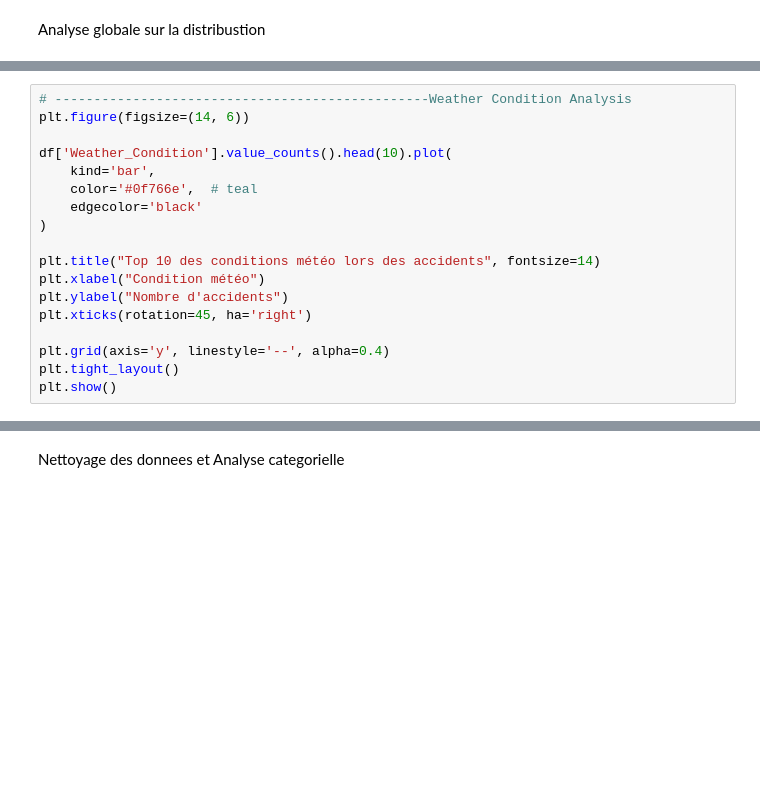
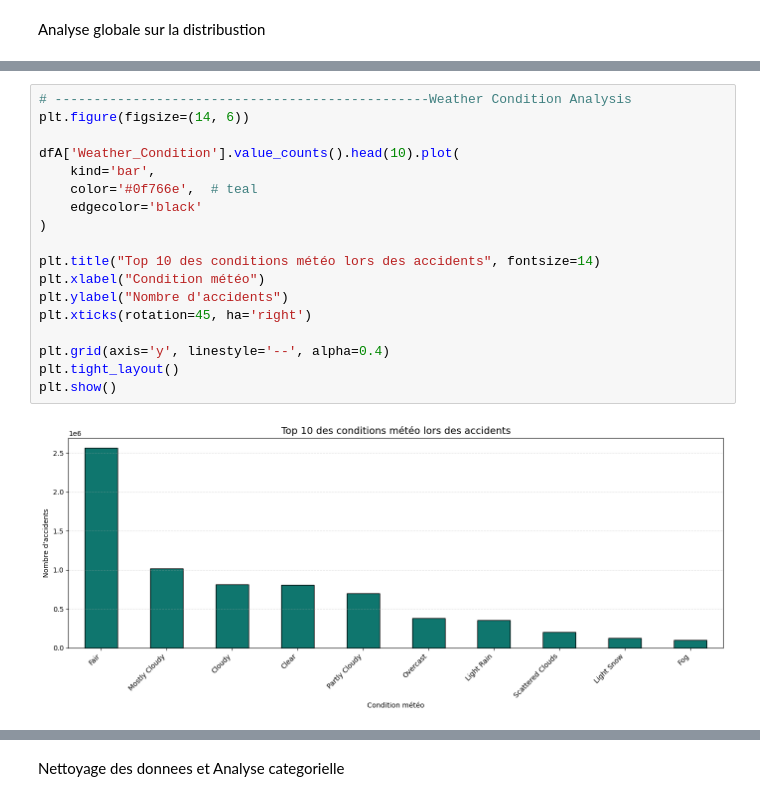
Before and after one commit to zinebettahery/US-Accidents, a Jupyter notebook: notebooks/EDA.ipynb, the cells around one changed output, grey strips where cells are left out. Saved outputs shown, nothing was run; the diff lists cells and outputs as text; blank space fills up the shorter version.

```diff
--- a/notebooks/EDA.ipynb
+++ b/notebooks/EDA.ipynb
@@ -766,21 +827,23 @@ plt.show()
 # %%
 # ------------------------------------------------Weather Condition Analysis
 plt.figure(figsize=(14, 6))
 
-df['Weather_Condition'].value_counts().head(10).plot(
+dfA['Weather_Condition'].value_counts().head(10).plot(
     kind='bar',
     color='#0f766e',  # teal
     edgecolor='black'
 )
 
 plt.title("Top 10 des conditions météo lors des accidents", fontsize=14)
 plt.xlabel("Condition météo")
 plt.ylabel("Nombre d'accidents")
 plt.xticks(rotation=45, ha='right')
 
 plt.grid(axis='y', linestyle='--', alpha=0.4)
 plt.tight_layout()
 plt.show()
+# %% [output]
+[figure, added]
 # %%
 # -------------------------------------------------Temperature Analysis
 bins = list(range(-20, 125, 5))  # tranche tous les 5°F
```
Also changed, not shown: parts of 67 cells of this notebook.
